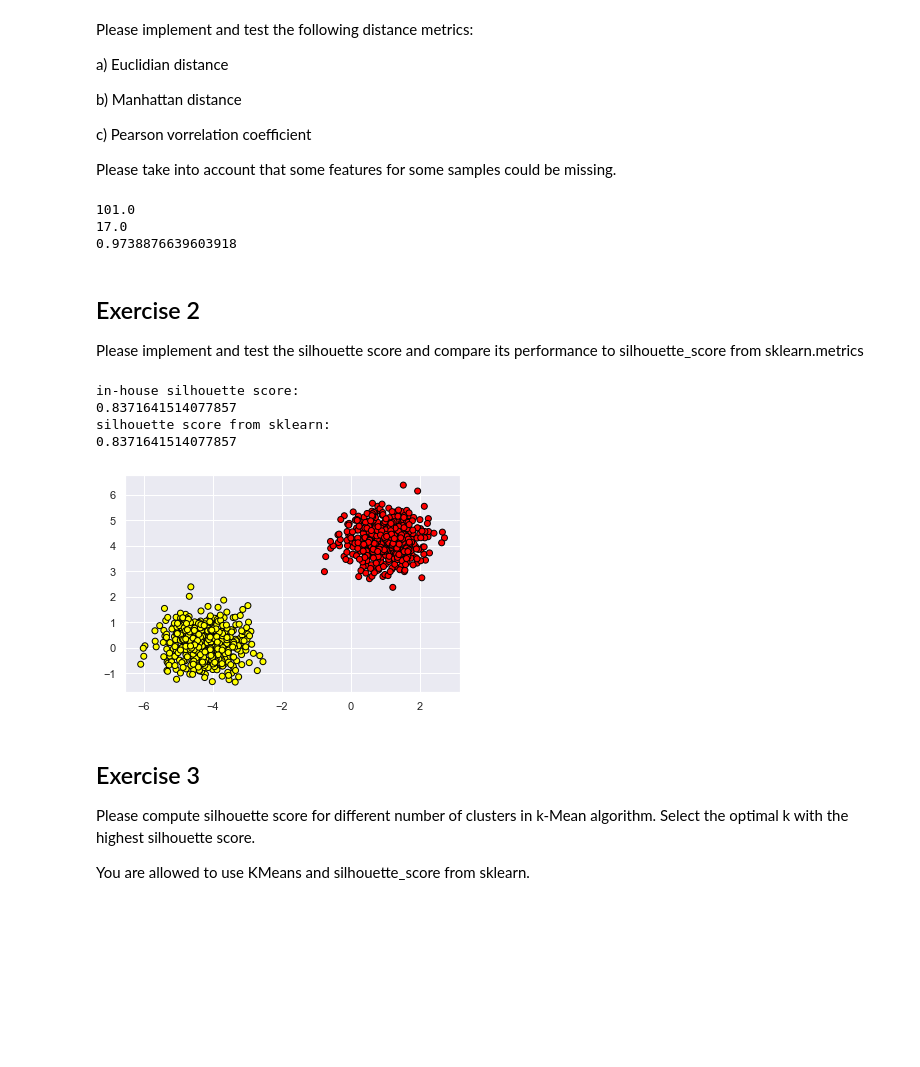
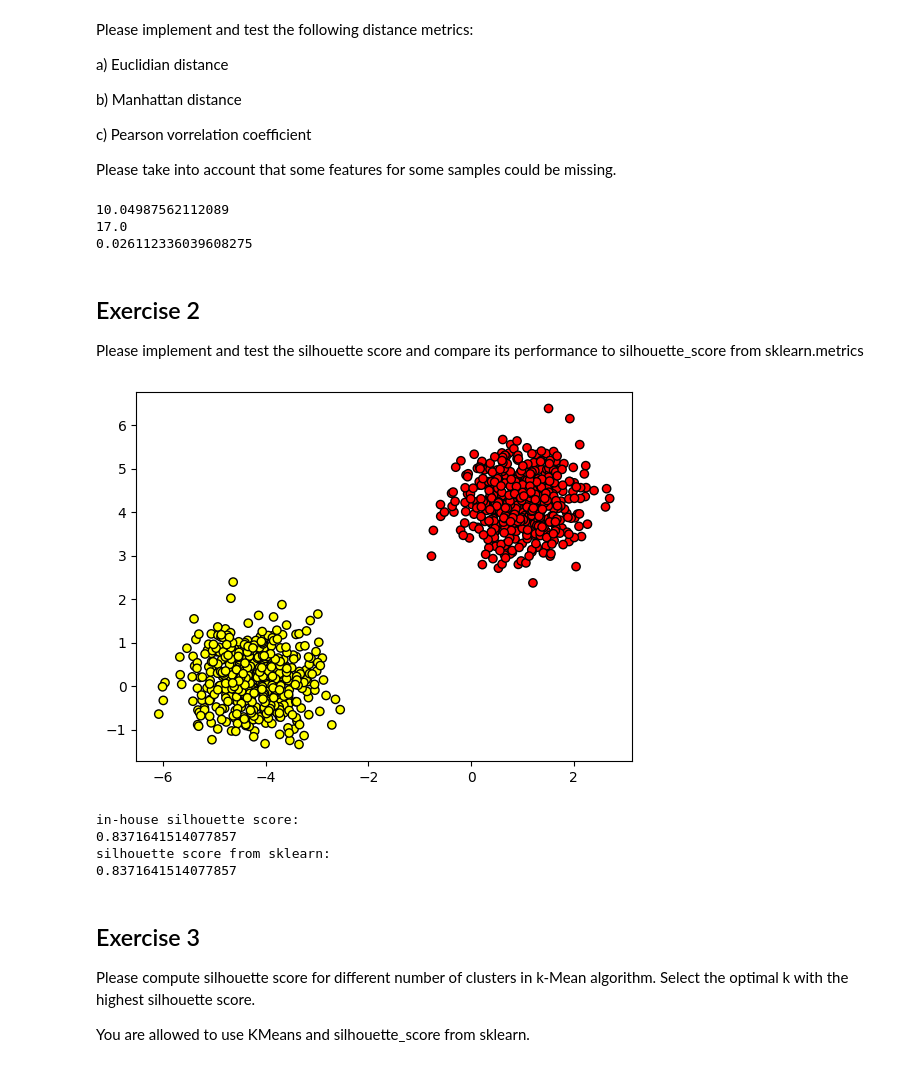
Before and after one commit to JackBjerregaard/DIKU-Modeling-and-Analysis-of-Data, a Jupyter notebook: Assignment_5/Clustering_L14_student_version.ipynb, the cells around one changed output. Saved outputs shown, nothing was run; the diff lists cells and outputs as text; code cells hidden in the pictures; blank space fills up the shorter version.

```diff
--- a/Assignment_5/Clustering_L14_student_version.ipynb
+++ b/Assignment_5/Clustering_L14_student_version.ipynb
@@ -17,21 +17,31 @@ Please take into account that some features for some samples could be missing.
 # %%
 import numpy as np
 
-
 def Handle_Nans(sample1, sample2):
-    # implement some algorithm that will remove elements in sample1 and sample with index i,
-    # if sample1[i] is Nan or sample2[i] is Nan
-    pass
+    try:
+        filter = ~np.isnan(sample1) & ~np.isnan(sample2)
+        return sample1[filter], sample2[filter]
+    except ValueError:
+        print("Arrays should be same size")
+        return None, None
 
 def Euclidian_dist(sample1, sample2):
-    pass
+    x1, x2 = Handle_Nans(sample1, sample2)
+    if x1 is None or x2 is None:
+        return None
+    return np.sqrt(np.sum((x1-x2)**2))
 
 def Manhattan_dist(sample1, sample2):
-    pass
+    x1, x2 = Handle_Nans(sample1, sample2)
+    if x1 is None or x2 is None:
+        return None
+    return np.sum(np.abs(x1-x2))
 
 def Pearson_dist(sample1, sample2):
-    pass
-
+    x1, x2 = Handle_Nans(sample1, sample2)
+    if x1 is None or x2 is None:
+        return None
+    return 1 - np.corrcoef(x1, x2)[0, 1]
 
 def main():
     sample1 = np.asarray([17, 28, 37, 23, 8, float('Nan')])
@@ -43,51 +53,72 @@ def main():
 
 main()
 # %% [output]
-101.0
+10.04987562112089
 17.0
-0.9738876639603918
+0.026112336039608275
 # %% [markdown]
 ## Exercise 2
 
 Please implement and test the silhouette score and compare its performance to silhouette_score from sklearn.metrics
 # %%
 import numpy as np
-from sklearn.datasets.samples_generator import make_blobs
+from sklearn.datasets import make_blobs
 from scipy.spatial import distance_matrix
 from sklearn.metrics import silhouette_score, silhouette_samples
+import matplotlib.pyplot as plt
 
 def compute_elemtwise_distance(data):
     return distance_matrix(data, data)
 
 def compute_silhouette_score_x(distance_map, labels, ind, n_clusters):
-    pass
+    own_cluster = labels[ind]
+
+
+    same_cluster_mask = (labels == own_cluster) & (np.arange(len(labels)) != ind)
+    a = np.mean(distance_map[ind][same_cluster_mask]) if same_cluster_mask.any() else 0
+
+    # b: minimum mean distance to points in other clusters
+    b = np.inf
+    for cluster_id in range(n_clusters):
+        if cluster_id != own_cluster:
+            other_cluster_mask = (labels == cluster_id)
+            if other_cluster_mask.any():
+                mean_dist = np.mean(distance_map[ind][other_cluster_mask])
+                b = min(b, mean_dist)
+
+    b = b if b != np.inf else 0
+
+    if max(a, b) == 0:
+        return 0
+    return (b - a) / max(a, b)
 
 def compute_silhouette_score(data, labels, n_clusters):
     distance_map = compute_elemtwise_distance(data)
     score = []
     for i in range(0, len(labels)):
         score.append(compute_silhouette_score_x(distance_map, labels, i, n_clusters))
     return np.mean(score)
 
 def main():
+    n_clusters = 2
+    data, labels = make_blobs(n_samples=1000, centers=n_clusters,
+                      random_state=3, cluster_std=0.6)
+    plt.scatter(data[:, 0], data[:, 1], c=labels,
+                cmap='autumn', linewidths=1, edgecolors='black')
+    plt.show()
 
-    n_clusters = 2
-    data, labels = make_blobs(n_samples = 1000, centers = n_clusters,
-                      random_state = 3, cluster_std = 0.6)
-    plt.scatter(data[:, 0], data[:, 1], c = labels,
-                cmap = 'autumn', linewidths = 1, edgecolors = 'black')
     print('in-house silhouette score:')
     print(compute_silhouette_score(data, labels, n_clusters))
     print('silhouette score from sklearn:')
     print(silhouette_score(data, labels))
 
 main()
 # %% [output]
+[figure, new version]
 in-house silhouette score:
 0.8371641514077857
 silhouette score from sklearn:
 0.8371641514077857
-[figure, old version]
 # %% [markdown]
 ## Exercise 3
 
```
Also changed, not shown: parts of 1 cell of this notebook.
